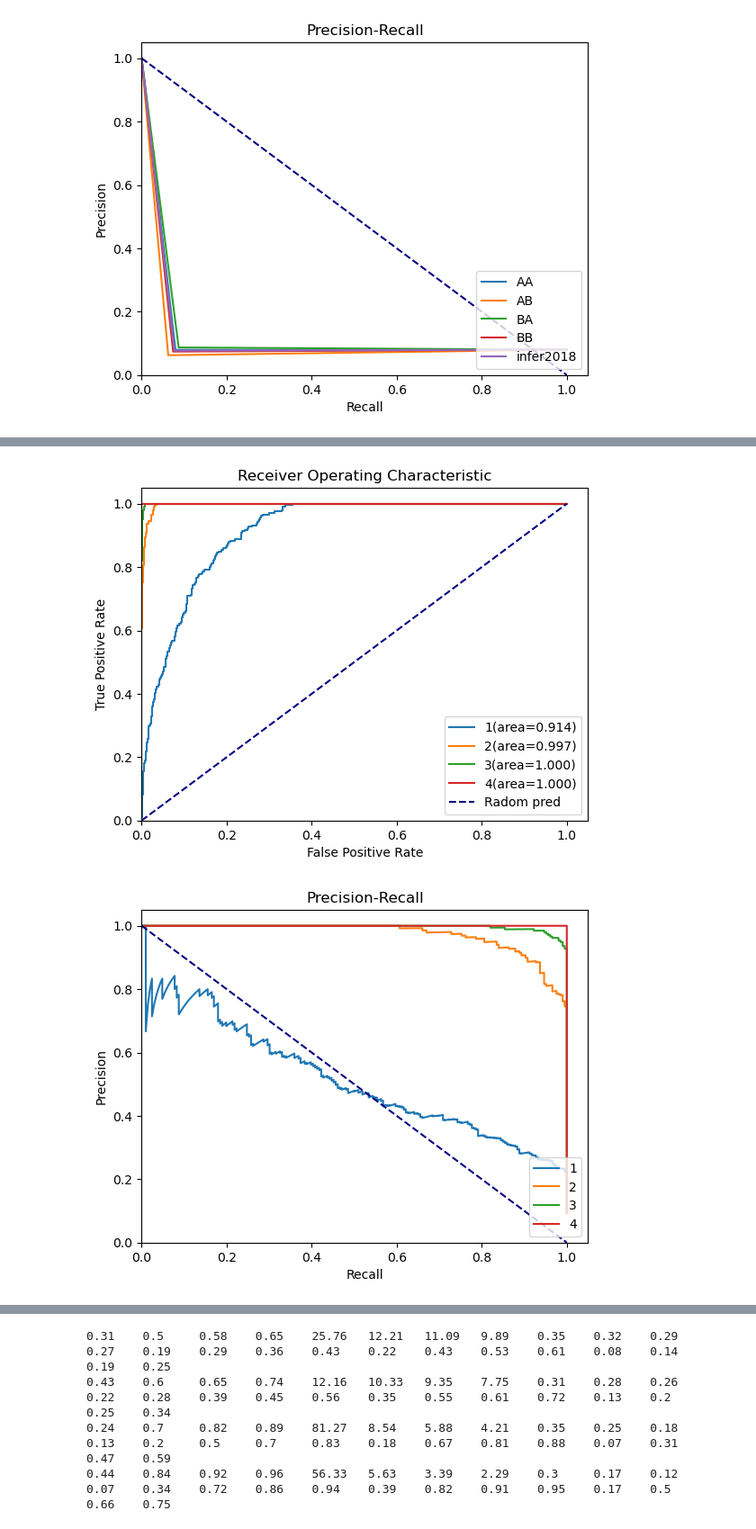
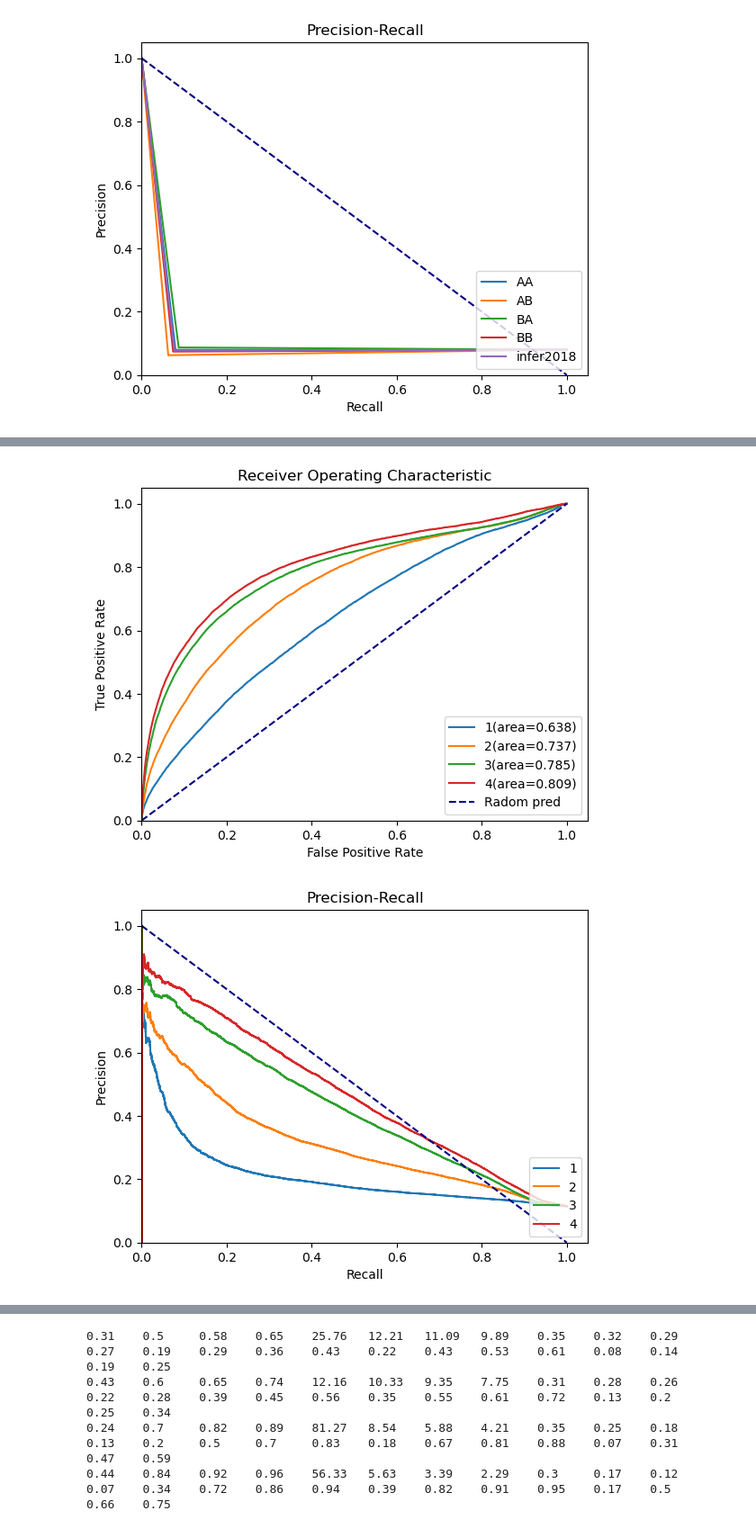
Before and after one commit to bizhili/Topology_Learning_Epis, a Jupyter notebook: readExperiment.ipynb, the cells around one changed output, grey strips where cells are left out. Shown at 90% size. Cells and saved outputs as stored; diff of their text form; code cells hidden in the pictures.

```diff
--- a/readExperiment.ipynb
+++ b/readExperiment.ipynb
@@ -16,6 +16,8 @@ soleGraphs= ["ba1", "ba2", "ba3", "er1", "er2", "er3"]
 
 realGraphs= ["contious_Africa", "contious_china", "contious_EU", "contious_usa", "mobility_german", "mobility_us"]
 
+realGraphs2= ["mobility_german", "mobility_us"]
+
 modelLoads= ["AA", "AB", "BA", "BB", "infer2018"]
 weightModels= ["degree", "gravity", "identical"]
 randomGraphs= ["ER", "BA", "WS", "RGG"]
@@ -359,13 +361,14 @@ def general_evaluate(evaluateMeth=[], attriIndex= 0, attributionL=[] ,seed= 1000
             auc_rocs_preA_temp= []
             for seed in seeds:
                 try:
-                    fileName= f"results/{atts[6]}/{atts[6]}_{randomGraph}_identical_{seed}_{atts[0]}_{atts[1]}_{atts[2]}_{atts[3]}_{atts[4]*1000}_{atts[5]}.npz"
+                    fileName= f"results/{atts[6]}/{atts[6]}_{randomGraph}_none_{seed}_{atts[0]}_{atts[1]}_{atts[2]}_{atts[3]}_{atts[4]*1000}_{atts[5]}.npz"
                     npzfile = np.load(fileName)
                 except:
                     print(fileName)
                     continue
                 # Access the arrays in the NPZ file
                 Awnp= npzfile['A']
+                print(Awnp)
                 node= Awnp.shape[0]
                 IMatrix= torch.eye(node, device= "cpu")
 
@@ -427,10 +430,10 @@ yLabels= [str(i).split()[1] for i in evaluateMeth]
 [figure]
 # %%
 #[strain, intense, dense, node, identicalf, epoches]
-evaluateMeth= [evaluate.cosine_similarity, evaluate.spectral_analysis, evaluate.recall, evaluate.jaccard_index, evaluate.pearson_correlation, evaluate.accuracy]
+evaluateMeth= [evaluate.cosine_similarity, evaluate.graph_edit_distance, evaluate.normalized_hamming_distance, evaluate.jaccard_index,evaluate.pearson_correlation, evaluate.jaccard_similarity]
 attriIndex= 0
 attributionL= strains
-auc_rocs_aws, auc_rocs_preA, evaluateLists= general_evaluate(evaluateMeth= evaluateMeth, attriIndex= 0, attributionL= strains ,seed= 100001, CompareWithRandom= False, seeds=[11], randomGraphs= realGraphs)
+auc_rocs_aws, auc_rocs_preA, evaluateLists= general_evaluate(evaluateMeth= evaluateMeth, attriIndex= 0, attributionL= strains ,seed= 100001, CompareWithRandom= False, seeds=[11], randomGraphs= realGraphs2)
 evaluateArray= np.array(evaluateLists)
 startIn= 0*len(attributionL)
 endIn= len(attributionL)+startIn
@@ -447,5 +461,5 @@ yLabels= [str(i).split()[1] for i in evaluateMeth]
-[figure, old version]
+[figure, new version]
-[figure, old version]
+[figure, new version]
 # %%
 plot_evaluate( strains, evaluateArray, "strains", yLabels, realGraphs)
 # %% [output]
```
Also changed, not shown: parts of 1 cell of this notebook, 5 other files.
